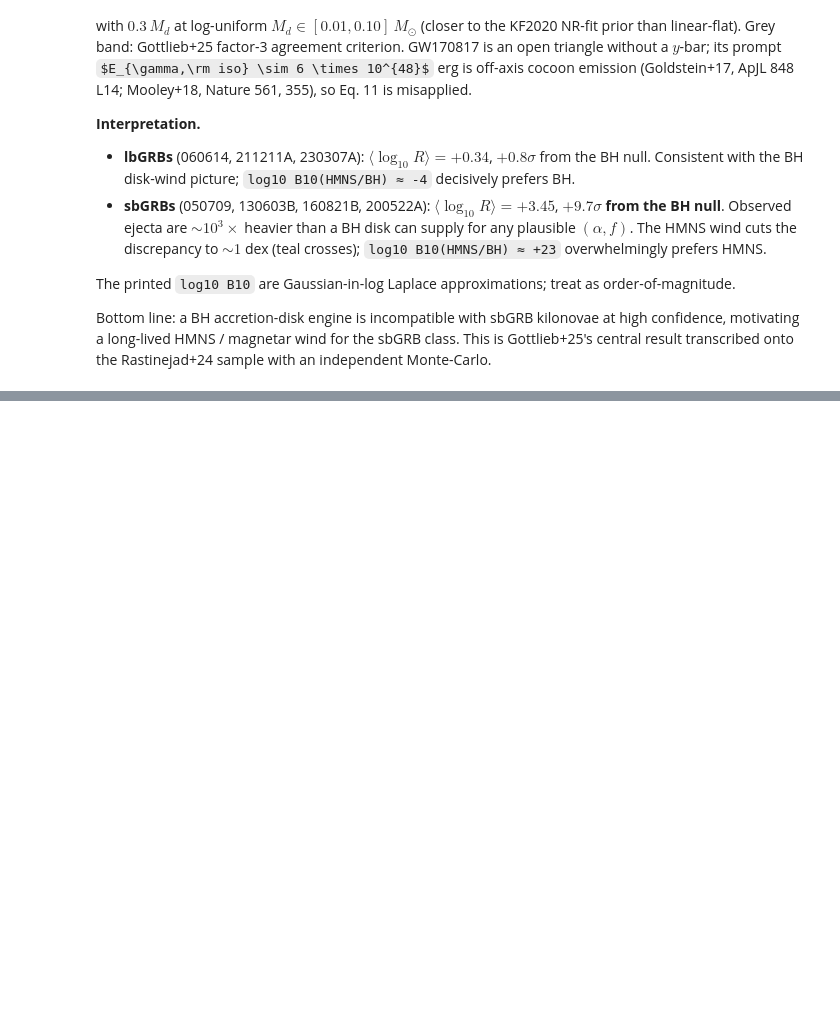
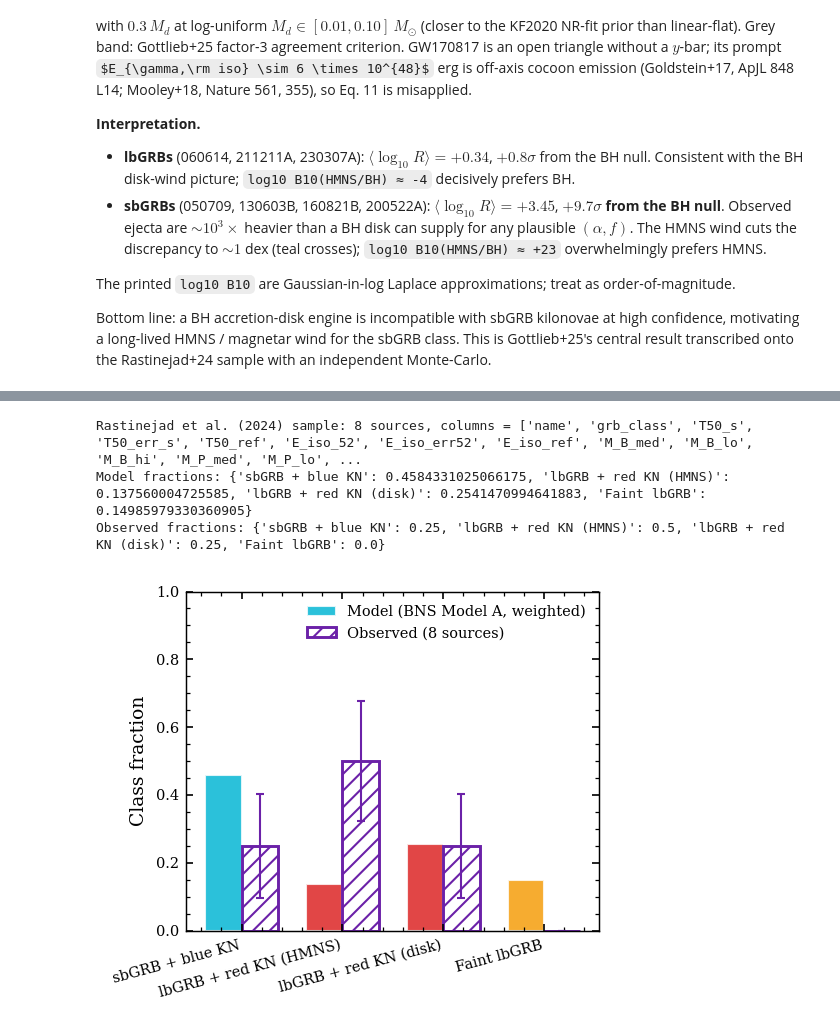
Before and after one commit to jorodgrz/GRBproject, a Jupyter notebook: comparison.ipynb, the cells around one changed output, grey strips where cells are left out. Saved outputs shown, nothing was run; the diff lists cells and outputs as text; code cells hidden in the pictures; some formulas as TeX source; blank space fills up the shorter version.

```diff
--- a/comparison.ipynb
+++ b/comparison.ipynb
@@ -1225,0 +1240,73 @@ Bottom line: a BH accretion-disk engine is incompatible with sbGRB kilonovae at
+# %%
+from grb_classify import classify_observed_mergers
+
+# Load Rastinejad et al. (2024) component-decomposition table.  The CSV
+# ships with a long `#`-prefixed header explaining provenance, then
+# columns including the per-component medians and asymmetric +/-
+# intervals: M_B_med, M_B_lo, M_B_hi, M_P_med, ... (Rastinejad+ 2024
+# Table 3 medians; see the comments at the top of the CSV).
+ras = pd.read_csv(CSV_PATH, comment='#', skipinitialspace=True)
+print(f"Rastinejad et al. (2024) sample: {len(ras)} sources, columns = {list(ras.columns)}")
+
+COL_BLUE = 'M_B_med'
+COL_PURPLE = 'M_P_med'
+COL_RED = 'M_R_med'
+
+obs_cls = classify_observed_mergers(
+    ras[COL_BLUE].to_numpy(),
+    ras[COL_PURPLE].to_numpy(),
+    ras[COL_RED].to_numpy(),
+)
+n_obs = len(ras)
+class_keys = ['sbGRB + blue KN', 'lbGRB + red KN (HMNS)',
+              'lbGRB + red KN (disk)', 'Faint lbGRB']
+obs_fracs = {k: float(obs_cls[k].sum()) / n_obs for k in class_keys}
+
+# Model-population class fractions: read from grb_main.ipynb's
+# saved per-class rates if available, otherwise compute on the fly.
+MODEL_FRAC_PATH = os.path.join('Plots', 'model_class_fractions.npy')
+if os.path.exists(MODEL_FRAC_PATH):
+    model_fracs_raw = np.load(MODEL_FRAC_PATH, allow_pickle=True).item()
+else:
+    # Fallback: compute from the BNS Model A catalog directly.
+    from grb_io import load_bns
+    from grb_classify import classify_bns_2024
+    bns_a = load_bns()
+    cls = classify_bns_2024(bns_a['m1'], bns_a['m2'])
+    w = bns_a['weights']
+    w_total = float(w.sum())
+    model_fracs_raw = {k: float(w[cls[k]].sum()) / w_total for k in class_keys}
+print('Model fractions:', model_fracs_raw)
+print('Observed fractions:', obs_fracs)
+
+class_colors = ['#06B6D4', '#DC2626', '#DC2626', '#F59E0B']
+x = np.arange(len(class_keys))
+width = 0.36
+
+fig, ax = plt.subplots(figsize=(3.5, 3.0))
+ax.bar(x - width / 2, [model_fracs_raw[k] for k in class_keys], width=width,
+       color=class_colors, alpha=0.85, edgecolor='white',
+       label='Model (BNS Model A, weighted)')
+poisson_err = np.sqrt(np.array([obs_fracs[k] * (1 - obs_fracs[k]) / max(n_obs, 1)
+                                for k in class_keys]))
+ax.bar(x + width / 2, [obs_fracs[k] for k in class_keys], width=width,
+       color='white', edgecolor='#6B21A8', linewidth=1.4,
+       hatch='///',
+       label=f'Observed ({n_obs} sources)')
+ax.errorbar(x + width / 2, [obs_fracs[k] for k in class_keys],
+            yerr=poisson_err, fmt='none', ecolor='#6B21A8',
+            capsize=2, lw=1)
+ax.set_xticks(x)
+ax.set_xticklabels(class_keys, rotation=15, ha='right', fontsize=7)
+ax.set_ylabel('Class fraction')
+ax.set_ylim(0, 1)
+ax.legend(loc='upper right', fontsize=7, frameon=False)
+fig.tight_layout()
+fig.savefig('Plots/obs_class_fractions.pdf', bbox_inches='tight')
+fig.savefig('Plots/obs_class_fractions.png', dpi=300, bbox_inches='tight')
+plt.show()
+# %% [output]
+Rastinejad et al. (2024) sample: 8 sources, columns = ['name', 'grb_class', 'T50_s', 'T50_err_s', 'T50_ref', 'E_iso_52', 'E_iso_err52', 'E_iso_ref', 'M_B_med', 'M_B_lo', 'M_B_hi', 'M_P_med', 'M_P_lo', ...
+Model fractions: {'sbGRB + blue KN': 0.4584331025066175, 'lbGRB + red KN (HMNS)': 0.137560004725585, 'lbGRB + red KN (disk)': 0.2541470994641883, 'Faint lbGRB': 0.14985979330360905}
+Observed fractions: {'sbGRB + blue KN': 0.25, 'lbGRB + red KN (HMNS)': 0.5, 'lbGRB + red KN (disk)': 0.25, 'Faint lbGRB': 0.0}
+[figure, added]
```
Also changed, not shown: parts of 5 cells of this notebook, 7 other files.
